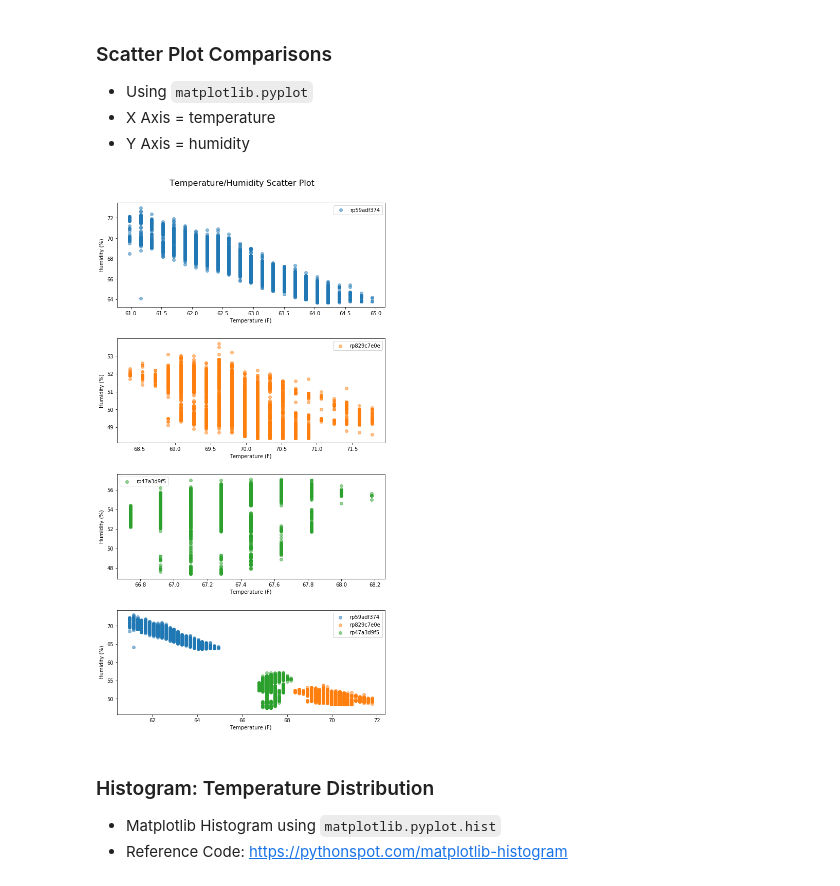
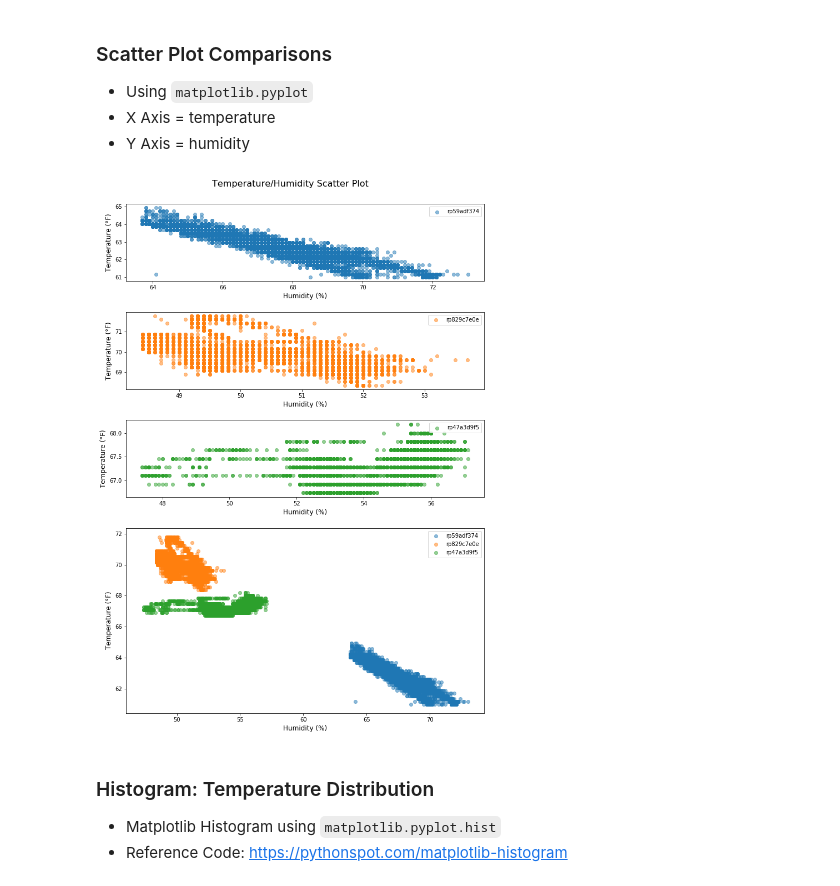
Before and after one commit to garystafford/iot-protobuf-demo, a Jupyter notebook: notebooks/iot_sensor_data.ipynb, the cells around one changed output. Cells and saved outputs as stored; diff of their text form; code cells hidden in the pictures.

```diff
--- a/notebooks/iot_sensor_data.ipynb
+++ b/notebooks/iot_sensor_data.ipynb
@@ -362,36 +461,41 @@ plt.show()
 * X Axis = temperature
 * Y Axis = humidity
 # %%
-fig, ax = plt.subplots(4, 1, figsize=(8, 16))
+fig, ax = plt.subplots(5, 1, sharex='col', figsize=(10, 15))
+ax[0] = plt.subplot2grid((5, 1), (0, 0), colspan=1, rowspan=1)
+ax[1] = plt.subplot2grid((5, 1), (1, 0), colspan=1, rowspan=1)
+ax[2] = plt.subplot2grid((5, 1), (2, 0), colspan=1, rowspan=1)
+ax[3] = plt.subplot2grid((5, 1), (3, 0), colspan=1, rowspan=2)
 
-ax[0].scatter(df1['temperature'], df1['humidity'], alpha=0.5, label=DEVICE_1, color='C0')
+
+ax[0].scatter(df1['humidity'], df1['temperature'], alpha=0.5, label=DEVICE_1, color='C0')
 ax[0].legend()
-ax[0].set_xlabel('Temperature (F)')
-ax[0].set_ylabel('Humidity (%)')
+ax[0].set_ylabel('Temperature (°F)', fontsize=12)
+ax[0].set_xlabel('Humidity (%)', fontsize=12)
 
-ax[1].scatter(df2['temperature'], df2['humidity'], alpha=0.5, label=DEVICE_2, color='C1')
+ax[1].scatter(df2['humidity'], df2['temperature'], alpha=0.5, label=DEVICE_2, color='C1')
 ax[1].legend()
-ax[1].set_xlabel('Temperature (F)')
-ax[1].set_ylabel('Humidity (%)')
+ax[1].set_ylabel('Temperature (°F)', fontsize=12)
+ax[1].set_xlabel('Humidity (%)', fontsize=12)
 
-ax[2].scatter(df3['temperature'], df3['humidity'], alpha=0.5, label=DEVICE_3, color='C2')
+ax[2].scatter(df3['humidity'], df3['temperature'], alpha=0.5, label=DEVICE_3, color='C2')
 ax[2].legend()
-ax[2].set_xlabel('Temperature (F)')
-ax[2].set_ylabel('Humidity (%)')
+ax[2].set_ylabel('Temperature (°F)', fontsize=12)
+ax[2].set_xlabel('Humidity (%)', fontsize=12)
 
-ax[3].scatter(df1['temperature'], df1['humidity'], alpha=0.5, label=DEVICE_1, color='C0')
-ax[3].scatter(df2['temperature'], df2['humidity'], alpha=0.5, label=DEVICE_2, color='C1')
-ax[3].scatter(df3['temperature'], df3['humidity'], alpha=0.5, label=DEVICE_3, color='C2')
+ax[3].scatter(df1['humidity'], df1['temperature'], alpha=0.5, label=DEVICE_1, color='C0')
+ax[3].scatter(df2['humidity'], df2['temperature'], alpha=0.5, label=DEVICE_2, color='C1')
+ax[3].scatter(df3['humidity'], df3['temperature'], alpha=0.5, label=DEVICE_3, color='C2')
 ax[3].legend()
-ax[3].set_xlabel('Temperature (F)')
-ax[3].set_ylabel('Humidity (%)')
+ax[3].set_ylabel('Temperature (°F)', fontsize=12)
+ax[3].set_xlabel('Humidity (%)', fontsize=12)
 
 fig.suptitle('Temperature/Humidity Scatter Plot', fontsize=16)
-fig.tight_layout(rect=[0, 0.04, 1, 0.95])
-fig.subplots_adjust(hspace=0.3)
+fig.tight_layout(rect=[0, 0.05, 1, 0.95])
+fig.subplots_adjust(hspace=0.4)
 plt.show()
 # %% [output]
-[figure, old version]
+[figure, new version]
 # %% [markdown]
 ### Histogram: Temperature Distribution
 * Matplotlib Histogram using `matplotlib.pyplot.hist`
```
Also changed, not shown: parts of 23 cells of this notebook, 1 other file.
